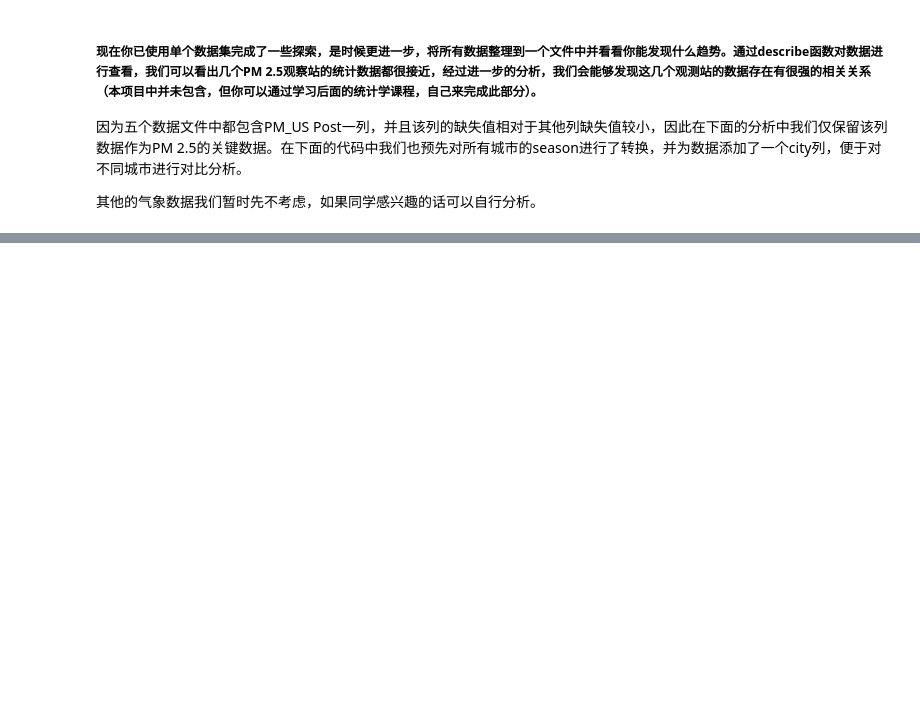
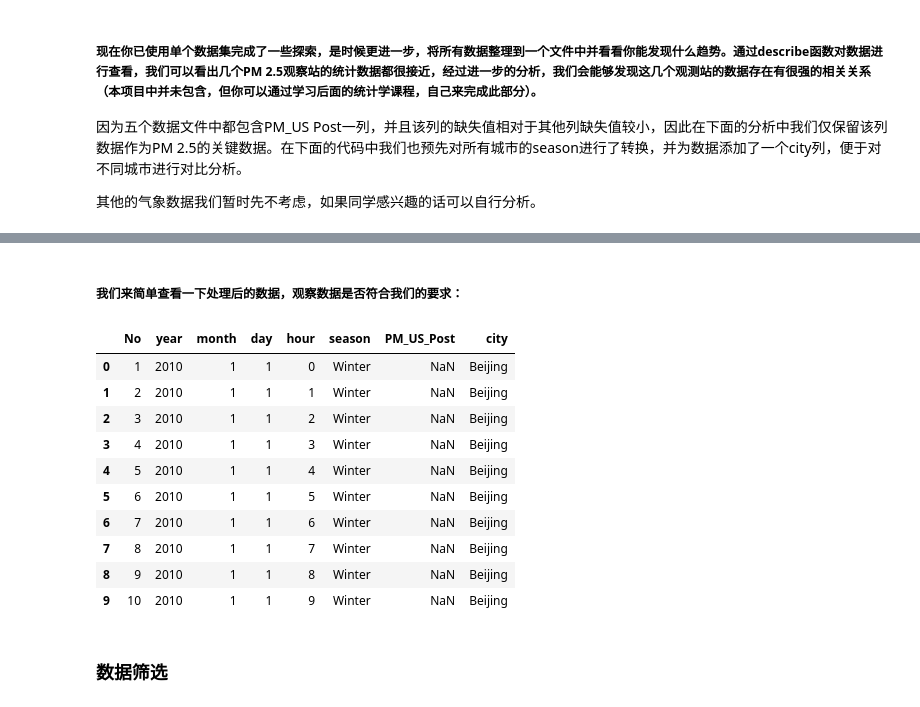
Before and after one commit to yudading/DA, a Jupyter notebook: UD_DA/P0-PM2.5/PM2.5.ipynb, the cells around one changed output, grey strips where cells are left out. Saved outputs shown, nothing was run; the diff lists cells and outputs as text; code cells hidden in the pictures; blank space fills up the shorter version.

```diff
--- a/UD_DA/P0-PM2.5/PM2.5.ipynb
+++ b/UD_DA/P0-PM2.5/PM2.5.ipynb
@@ -219,0 +250,45 @@ There number of missing data records in PM_Nongzhanguan is:  27653
+# %%
+files = ['BeijingPM20100101_20151231.csv',
+       'ChengduPM20100101_20151231.csv',
+       'GuangzhouPM20100101_20151231.csv',
+       'ShanghaiPM20100101_20151231.csv',
+       'ShenyangPM20100101_20151231.csv']
+
+
+out_columns = ['No', 'year', 'month', 'day', 'hour', 'season', 'PM_US Post']
+# %%
+# create a void dataframe
+df_all_cities = pd.DataFrame()
+# %%
+# iterate to write diffrent files
+for inx, val in enumerate(files):
+#     print(inx,val)
+    df = pd.read_csv(val)
+    df = df[out_columns]
+    # create a city column
+    df['city']  = val.split('P')[0]
+    # map season
+    df['season'] = df['season'].map({1:'Sprint', 2:'Summer', 3:'Autumn', 4:'Winter'})
+    # append each file and merge all files into one
+    df_all_cities = df_all_cities.append(df)
+# %%
+# replace the space in variable neames with '_'
+df_all_cities.columns = [c.replace(' ', '_') for c in df_all_cities.columns]
+# %% [markdown]
+##### 我们来简单查看一下处理后的数据，观察数据是否符合我们的要求：
+# %%
+df_all_cities.head(10)
+# %% [output]
+|  | No | year | month | day | hour | season | PM_US_Post | city |
+| 0 | 1 | 2010 | 1 | 1 | 0 | Winter | NaN | Beijing |
+| 1 | 2 | 2010 | 1 | 1 | 1 | Winter | NaN | Beijing |
+| 2 | 3 | 2010 | 1 | 1 | 2 | Winter | NaN | Beijing |
+| 3 | 4 | 2010 | 1 | 1 | 3 | Winter | NaN | Beijing |
+| 4 | 5 | 2010 | 1 | 1 | 4 | Winter | NaN | Beijing |
+| 5 | 6 | 2010 | 1 | 1 | 5 | Winter | NaN | Beijing |
+| 6 | 7 | 2010 | 1 | 1 | 6 | Winter | NaN | Beijing |
+| 7 | 8 | 2010 | 1 | 1 | 7 | Winter | NaN | Beijing |
+| 8 | 9 | 2010 | 1 | 1 | 8 | Winter | NaN | Beijing |
+| 9 | 10 | 2010 | 1 | 1 | 9 | Winter | NaN | Beijing |
+# %% [markdown]
+### 数据筛选
```
Also changed, not shown: parts of 3 cells of this notebook.
